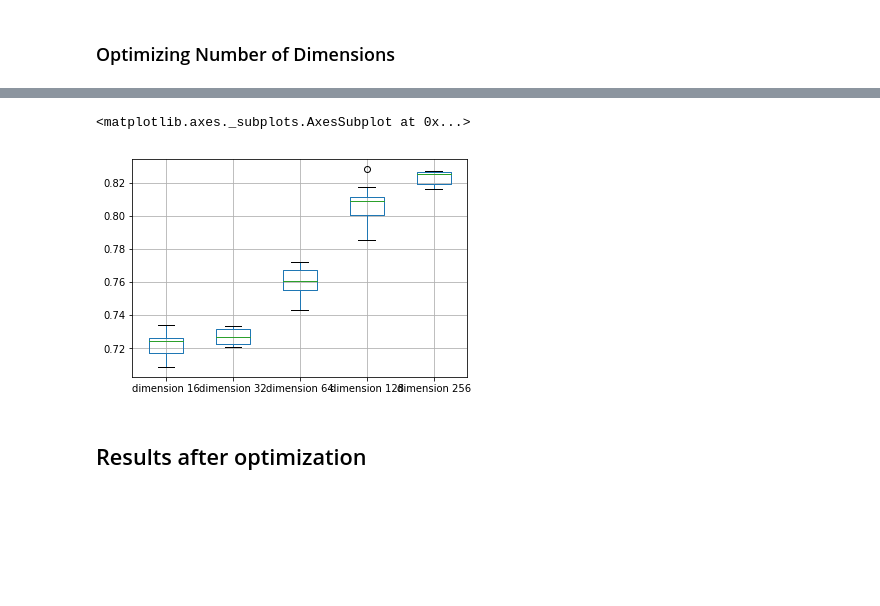
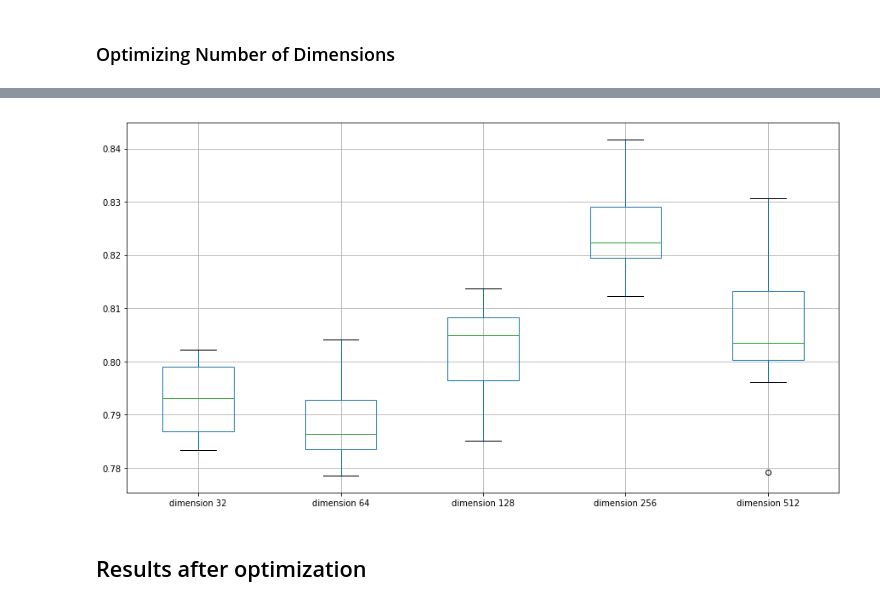
Before and after one commit to GuiltyTargets/phewas, a Jupyter notebook: notebooks/rep_learn_script.ipynb, the cells around one changed output, grey strips where cells are left out. Cells and saved outputs as stored; diff of their text form; code cells hidden in the pictures; blank space fills up the shorter version.

```diff
--- a/notebooks/rep_learn_script.ipynb
+++ b/notebooks/rep_learn_script.ipynb
@@ -239,7 +188,7 @@ for wl in walk_length_list:
         )
     classifier = Classification(dir_, dir_, tr=gat2vec_config.training_ratio)
     auc_df = classifier.evaluate(model, label=False, evaluation_scheme="cv")
-    optmization.loc[:, f'nw 2 walk_length {wl}'] = auc_df['auc']
+    optmization.loc[:, f'nw 2 wl {wl}'] = auc_df['auc']
     optmization2.loc[:, f'walk_length {wl}'] = auc_df['auc']
 # %% [output]
 Initializing gat2vec
@@ -303,7 +224,7 @@ g2v = Gat2Vec(dir_, dir_, label=False, tr=gat2vec_config.training_ratio)
 
 num_walks = 30
 walk_length = 4
-window_size_list = [2, gat2vec_config.window_size, 10, 20]
+window_size_list = [2, gat2vec_config.window_size, 10, 20, 30]
 
 optmization = pd.DataFrame()
 
@@ -364,7 +276,7 @@ g2v = Gat2Vec(dir_, dir_, label=False, tr=gat2vec_config.training_ratio)
 num_walks = 30
 walk_length = 4
 window_size = 10
-dimension_list = [16, 32, 64, gat2vec_config.dimension, 256]
+dimension_list = [32, 64, gat2vec_config.dimension, 256, 512]
 
 optmization = pd.DataFrame()
 
@@ -421,8 +313,7 @@ Training Finished
 # %%
-optmization.boxplot()
+optmization.boxplot(figsize=[15, 8]);
 # %% [output]
-<matplotlib.axes._subplots.AxesSubplot at 0x...>
-[figure, old version]
+[figure, new version]
 # %% [markdown]
 ## Results after optimization
 # %%
```
Also changed, not shown: parts of 19 cells of this notebook.
